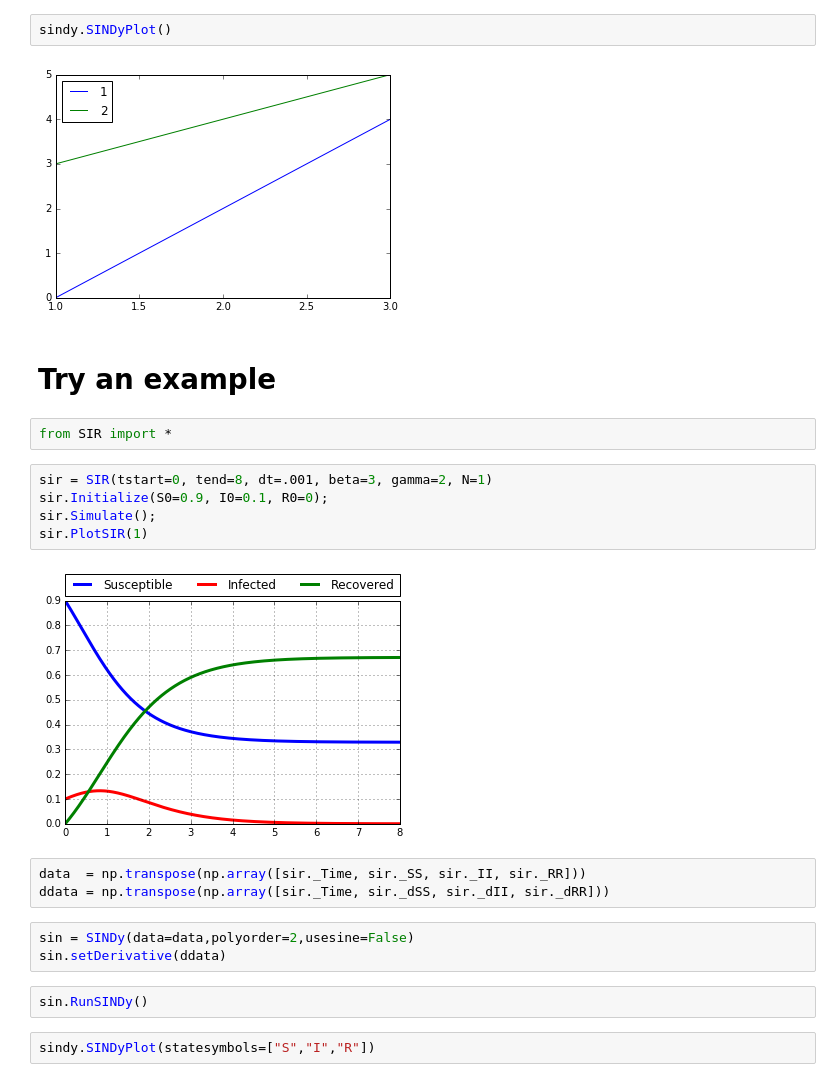
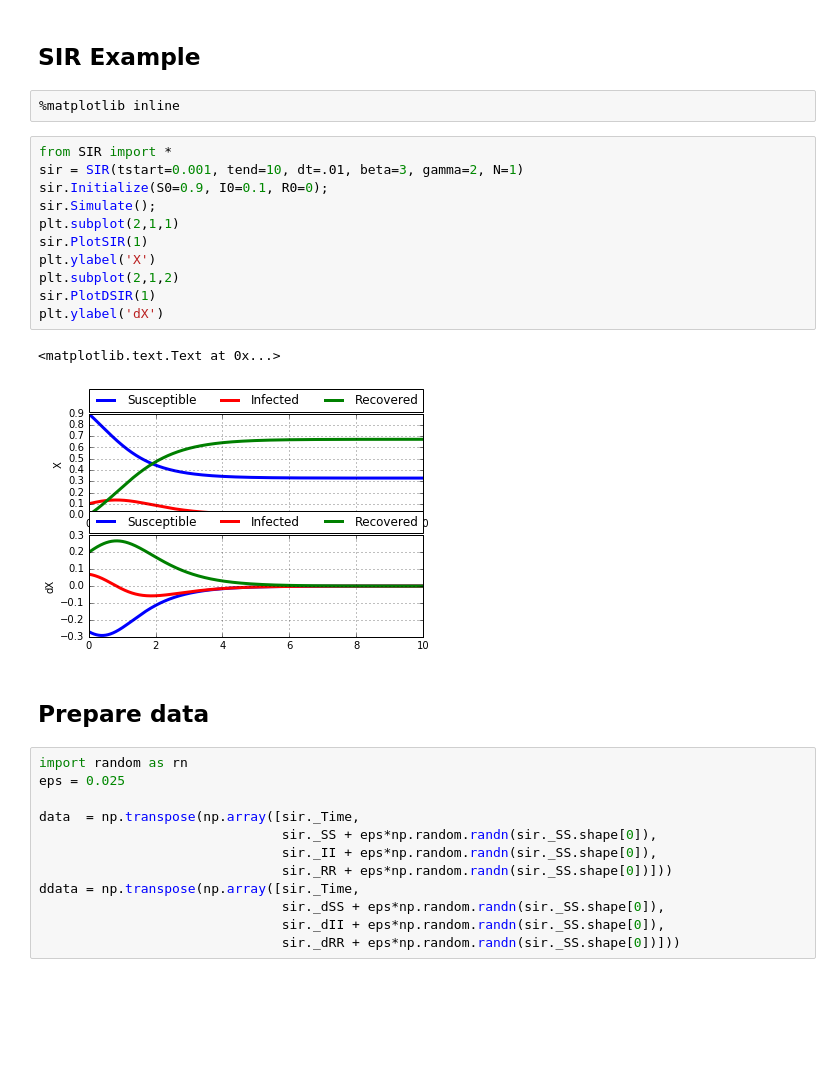
Before and after one commit to sahandha/SINDy, a Jupyter notebook: demo.ipynb, the cells around one changed output. Saved outputs shown, nothing was run; the diff lists cells and outputs as text; blank space fills up the shorter version.

Commit message:
Working state

```diff
--- a/demo.ipynb
+++ b/demo.ipynb
@@ -36,25 +1,32 @@ True
-# %%
-sindy.SINDyPlot()
-# %% [output]
-[figure, removed]
-# %% [markdown]
-# Try an example
-# %%
-from SIR import *
+# %% [markdown]
+## SIR Example
+# %%
+%matplotlib inline
 # %%
-sir = SIR(tstart=0, tend=8, dt=.001, beta=3, gamma=2, N=1)
+from SIR import *
+sir = SIR(tstart=0.001, tend=10, dt=.01, beta=3, gamma=2, N=1)
 sir.Initialize(S0=0.9, I0=0.1, R0=0);
 sir.Simulate();
+plt.subplot(2,1,1)
 sir.PlotSIR(1)
+plt.ylabel('X')
+plt.subplot(2,1,2)
+sir.PlotDSIR(1)
+plt.ylabel('dX')
 # %% [output]
+<matplotlib.text.Text at 0x...>
-[figure, old version]
+[figure, new version]
+# %% [markdown]
+## Prepare data
 # %%
-data  = np.transpose(np.array([sir._Time, sir._SS, sir._II, sir._RR]))
-ddata = np.transpose(np.array([sir._Time, sir._dSS, sir._dII, sir._dRR]))
+import random as rn
+eps = 0.025
+
+data  = np.transpose(np.array([sir._Time,
+                               sir._SS + eps*np.random.randn(sir._SS.shape[0]),
+                               sir._II + eps*np.random.randn(sir._SS.shape[0]),
+                               sir._RR + eps*np.random.randn(sir._SS.shape[0])]))
+ddata = np.transpose(np.array([sir._Time,
+                               sir._dSS + eps*np.random.randn(sir._SS.shape[0]),
+                               sir._dII + eps*np.random.randn(sir._SS.shape[0]),
+                               sir._dRR + eps*np.random.randn(sir._SS.shape[0])]))
-# %%
-sin = SINDy(data=data,polyorder=2,usesine=False)
-sin.setDerivative(ddata)
-# %%
-sin.RunSINDy()
-# %%
-sindy.SINDyPlot(statesymbols=["S","I","R"])
```
Also changed, not shown: parts of 6 cells of this notebook, 1 other file.
